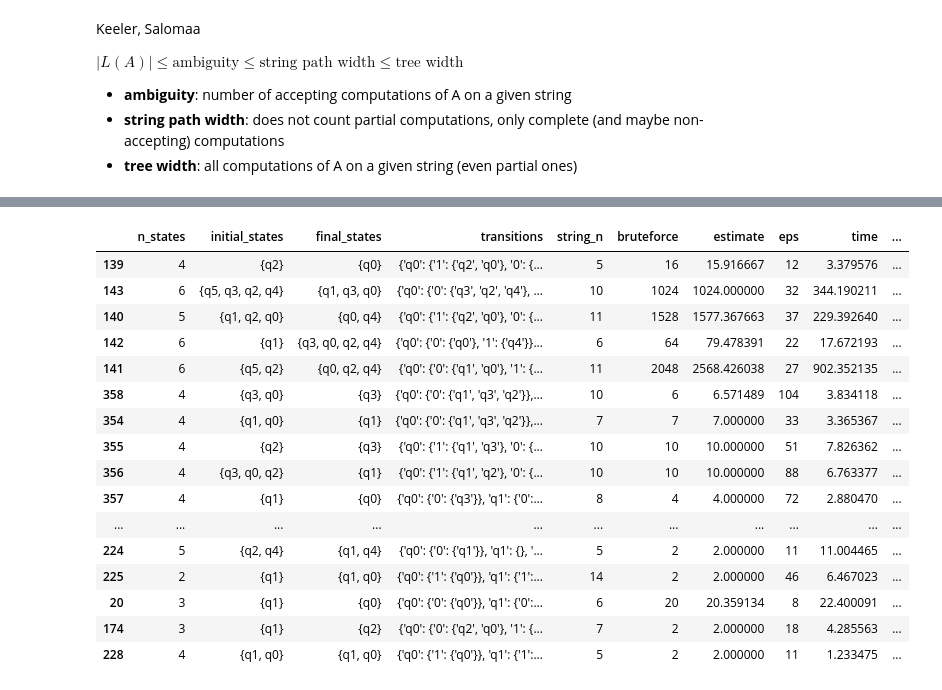
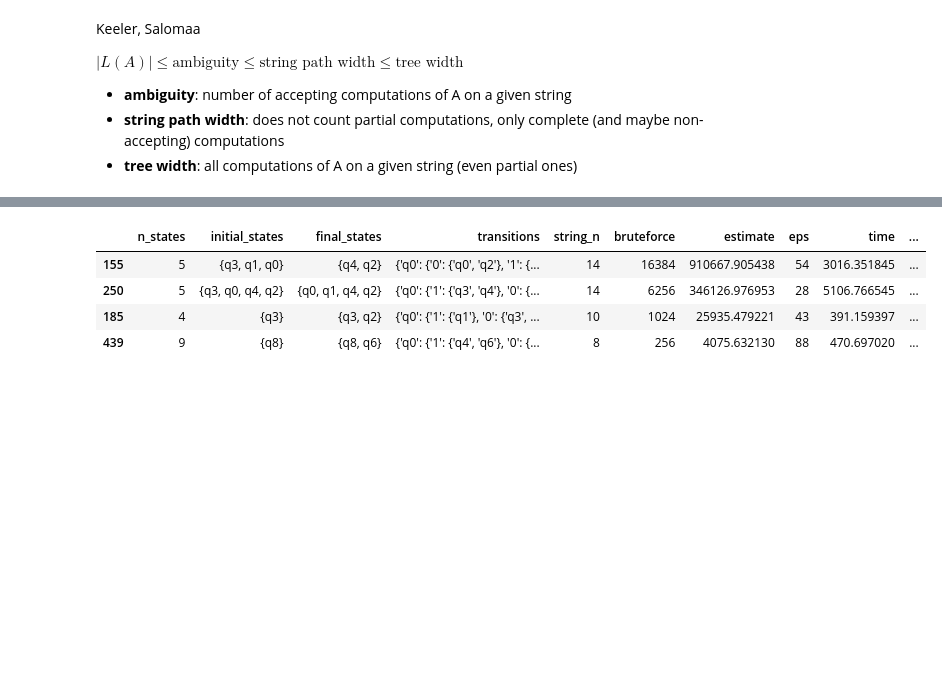
Before and after one commit to viantirreau/count-nfa, a Jupyter notebook: Bruteforce.ipynb, the cells around one changed output, grey strips where cells are left out. Saved outputs shown, nothing was run; the diff lists cells and outputs as text; code cells hidden in the pictures; blank space fills up the shorter version.

Commit message:
[feat] Add large error stats

```diff
--- a/Bruteforce.ipynb
+++ b/Bruteforce.ipynb
@@ -227,7 +210,21 @@ rand.bruteforce_count_only(15)
 # %%
 count, nfa_unroll = count_nfa(rand, 15, 100)
 count
-# %%
-with open("intermediate_stats.pkl", "rb") as fd:
-    results = pickle.load(fd)
+# %%
+with open("intermediate_stats.pkl", "rb") as fd:
+    results_stats = pickle.load(fd)
+
+df = pd.DataFrame(results_stats, columns=["n_states", "initial_states", "final_states", "transitions",
+                                    "string_n", "bruteforce", "estimate", "eps", "time"])
+df["rel_error"] = abs(df.estimate - df.bruteforce)/df.bruteforce
+def instantiate_nfa(df_row):
+    states = {f"q{i}" for i in range(df_row.n_states)}
+    nfa = NFA(
+        states=states,
+        initial_states=df_row.initial_states,
+        final_states=df_row.final_states,
+        input_symbols={"0", "1"},
+        transitions=df_row.transitions,
+    )
+    return nfa
 # %%
@@ -325,3 +359,0 @@ errors[:10]
-# %%
-df = pd.DataFrame(results, columns=["n_states", "initial_states", "final_states", "transitions",
-                                    "string_n", "bruteforce", "estimate", "eps", "time"])
@@ -330,33 +360,14 @@ df["rel_error"] = abs(df.estimate - df.bruteforce)/df.bruteforce
 # %%
 def cycle_height(row):
-    states = {f"q{i}" for i in range(row.n_states)}
-    nfa = NFA(
-        states=states,
-        initial_states=row.initial_states,
-        final_states=row.final_states,
-        input_symbols={"0", "1"},
-        transitions=row.transitions,
-    )
+    nfa = instantiate_nfa(row)
     return nfa.cycle_height()
 # %%
 df["cycle_height"] = df.apply(cycle_height, axis=1)
 # %%
-df.sort_values(by="cycle_height", ascending=False).tail(40)
+df.sort_values(by="rel_error", ascending=False).head(4)
 # %% [output]
 |  | n_states | initial_states | final_states | transitions | string_n | bruteforce | estimate | eps | time | ... |
-| 139 | 4 | {q2} | {q0} | {'q0': {'1': {'q2', 'q0'}, '0': {... | 5 | 16 | 15.916667 | 12 | 3.379576 | ... |
-| 143 | 6 | {q5, q3, q2, q4} | {q1, q3, q0} | {'q0': {'0': {'q3', 'q2', 'q4'}, ... | 10 | 1024 | 1024.000000 | 32 | 344.190211 | ... |
-| 140 | 5 | {q1, q2, q0} | {q0, q4} | {'q0': {'1': {'q2', 'q0'}, '0': {... | 11 | 1528 | 1577.367663 | 37 | 229.392640 | ... |
-| 142 | 6 | {q1} | {q3, q0, q2, q4} | {'q0': {'0': {'q0'}, '1': {'q4'}}... | 6 | 64 | 79.478391 | 22 | 17.672193 | ... |
-| 141 | 6 | {q5, q2} | {q0, q2, q4} | {'q0': {'0': {'q1', 'q0'}, '1': {... | 11 | 2048 | 2568.426038 | 27 | 902.352135 | ... |
-| 358 | 4 | {q3, q0} | {q3} | {'q0': {'0': {'q1', 'q3', 'q2'}},... | 10 | 6 | 6.571489 | 104 | 3.834118 | ... |
-| 354 | 4 | {q1, q0} | {q1} | {'q0': {'0': {'q1', 'q3', 'q2'}},... | 7 | 7 | 7.000000 | 33 | 3.365367 | ... |
-| 355 | 4 | {q2} | {q3} | {'q0': {'1': {'q1', 'q3'}, '0': {... | 10 | 10 | 10.000000 | 51 | 7.826362 | ... |
-| 356 | 4 | {q3, q0, q2} | {q1} | {'q0': {'1': {'q1', 'q2'}, '0': {... | 10 | 10 | 10.000000 | 88 | 6.763377 | ... |
-| 357 | 4 | {q1} | {q0} | {'q0': {'0': {'q3'}}, 'q1': {'0':... | 8 | 4 | 4.000000 | 72 | 2.880470 | ... |
-| ... | ... | ... | ... | ... | ... | ... | ... | ... | ... | ... |
-| 224 | 5 | {q2, q4} | {q1, q4} | {'q0': {'0': {'q1'}}, 'q1': {}, '... | 5 | 2 | 2.000000 | 11 | 11.004465 | ... |
-| 225 | 2 | {q1} | {q1, q0} | {'q0': {'1': {'q0'}}, 'q1': {'1':... | 14 | 2 | 2.000000 | 46 | 6.467023 | ... |
-| 20 | 3 | {q1} | {q0} | {'q0': {'0': {'q0'}}, 'q1': {'0':... | 6 | 20 | 20.359134 | 8 | 22.400091 | ... |
-| 174 | 3 | {q1} | {q2} | {'q0': {'0': {'q2', 'q0'}, '1': {... | 7 | 2 | 2.000000 | 18 | 4.285563 | ... |
-| 228 | 4 | {q1, q0} | {q1, q0} | {'q0': {'1': {'q0'}}, 'q1': {'1':... | 5 | 2 | 2.000000 | 11 | 1.233475 | ... |
+| 155 | 5 | {q3, q1, q0} | {q4, q2} | {'q0': {'0': {'q0', 'q2'}, '1': {... | 14 | 16384 | 910667.905438 | 54 | 3016.351845 | ... |
+| 250 | 5 | {q3, q0, q4, q2} | {q0, q1, q4, q2} | {'q0': {'1': {'q3', 'q4'}, '0': {... | 14 | 6256 | 346126.976953 | 28 | 5106.766545 | ... |
+| 185 | 4 | {q3} | {q3, q2} | {'q0': {'1': {'q1'}, '0': {'q3', ... | 10 | 1024 | 25935.479221 | 43 | 391.159397 | ... |
+| 439 | 9 | {q8} | {q8, q6} | {'q0': {'1': {'q4', 'q6'}, '0': {... | 8 | 256 | 4075.632130 | 88 | 470.697020 | ... |
```
Also changed, not shown: parts of 23 cells of this notebook, 6 other files.
